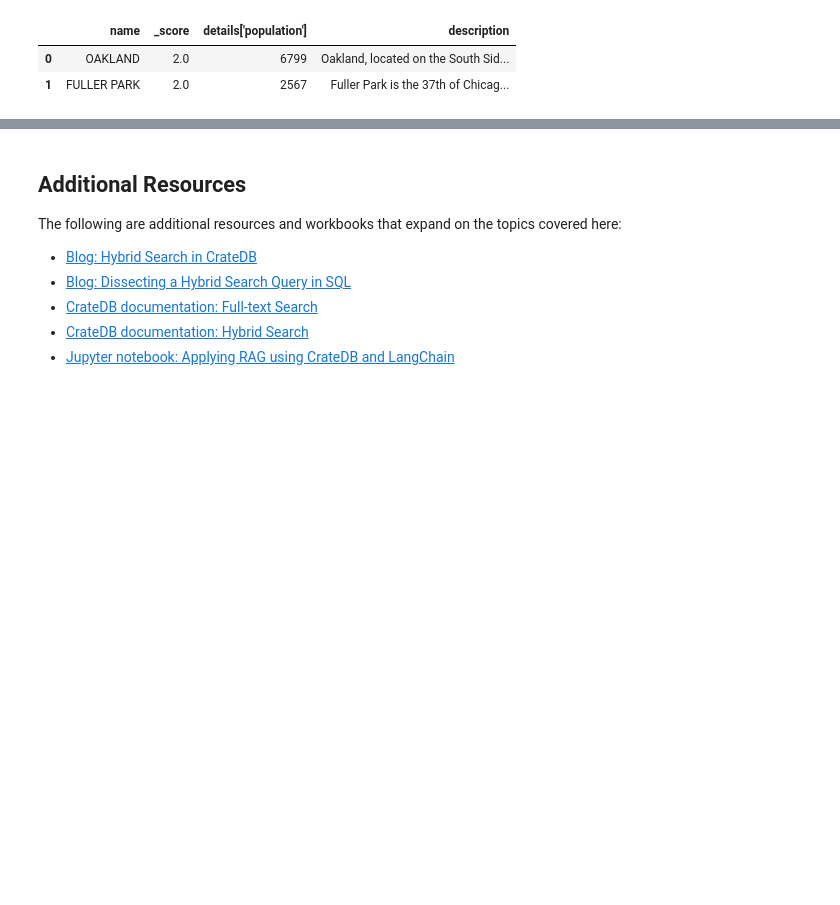
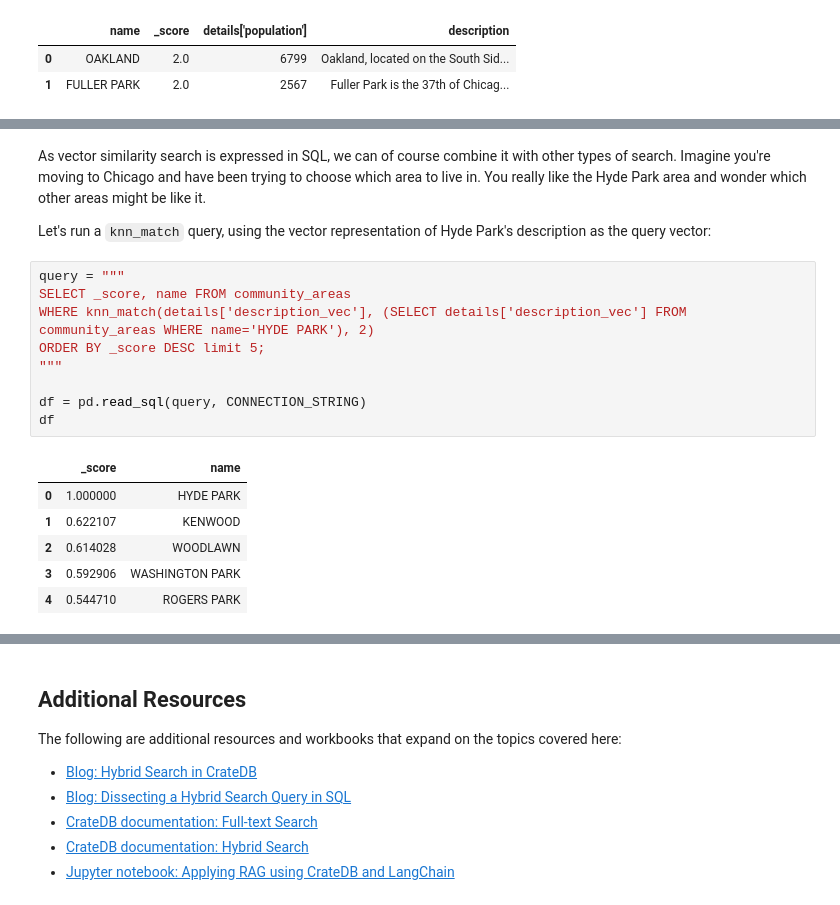
Before and after one commit to crate/academy-fundamentals-course, a Jupyter notebook: notebooks/search/full_text_and_vector_search.ipynb, the cells around one changed output, grey strips where cells are left out. Cells and saved outputs as stored; diff of their text form; blank space fills up the shorter version.

Commit message:
Added vector search section.

```diff
--- a/notebooks/search/full_text_and_vector_search.ipynb
+++ b/notebooks/search/full_text_and_vector_search.ipynb
@@ -292,0 +346,20 @@ df
+# %% [markdown]
+As vector similarity search is expressed in SQL, we can of course combine it with other types of search.  Imagine you're moving to Chicago and have been trying to choose which area to live in.  You really like the Hyde Park area and wonder which other areas might be like it.
+
+Let's run a `knn_match` query, using the vector representation of Hyde Park's description as the query vector:
+# %%
+query = """
+SELECT _score, name FROM community_areas
+WHERE knn_match(details['description_vec'], (SELECT details['description_vec'] FROM community_areas WHERE name='HYDE PARK'), 2)
+ORDER BY _score DESC limit 5;
+"""
+
+df = pd.read_sql(query, CONNECTION_STRING)
+df
+# %% [output]
+|  | _score | name |
+| 0 | 1.000000 | HYDE PARK |
+| 1 | 0.622107 | KENWOOD |
+| 2 | 0.614028 | WOODLAWN |
+| 3 | 0.592906 | WASHINGTON PARK |
+| 4 | 0.544710 | ROGERS PARK |
```
Also changed, not shown: parts of 9 cells of this notebook, 1 other file.
